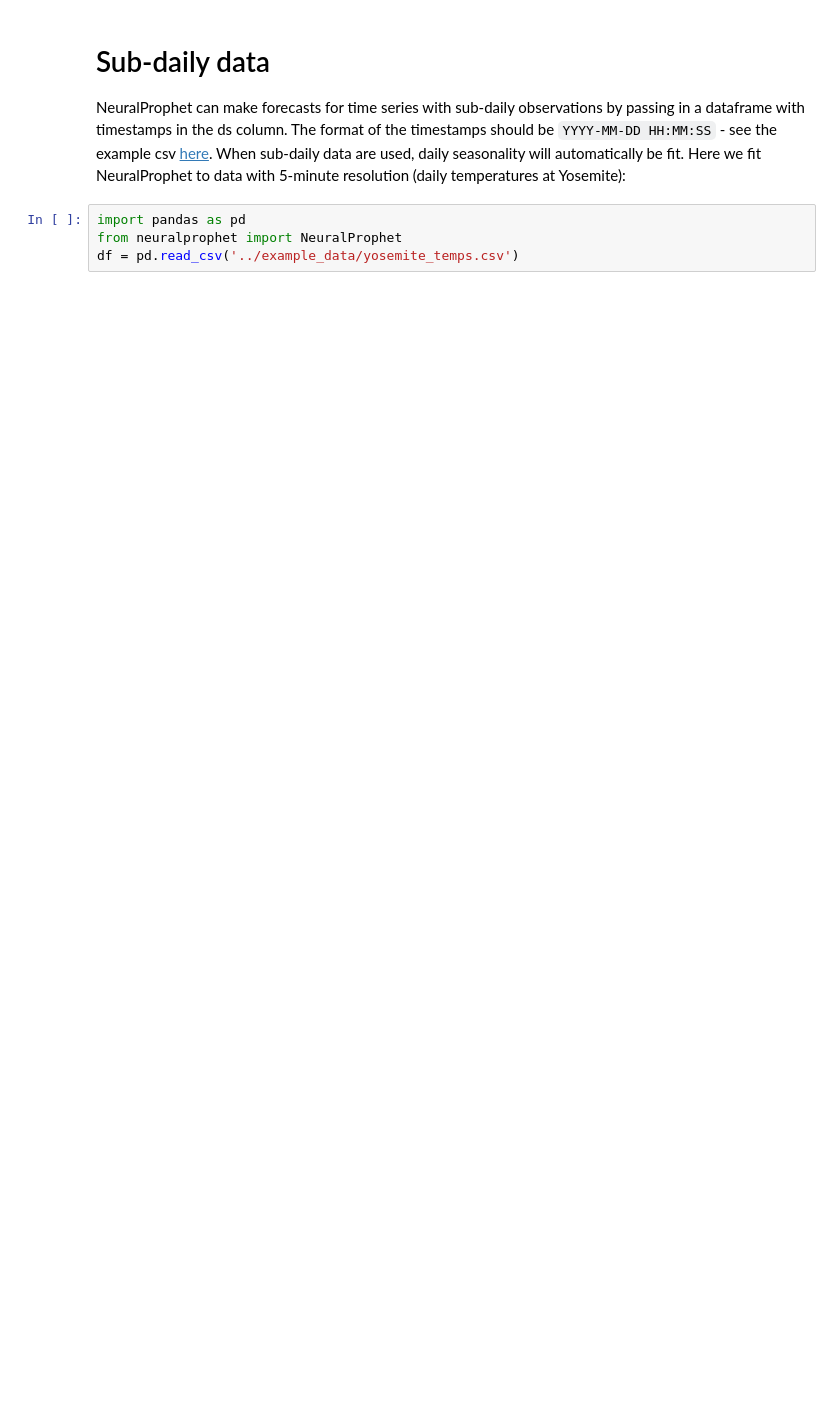
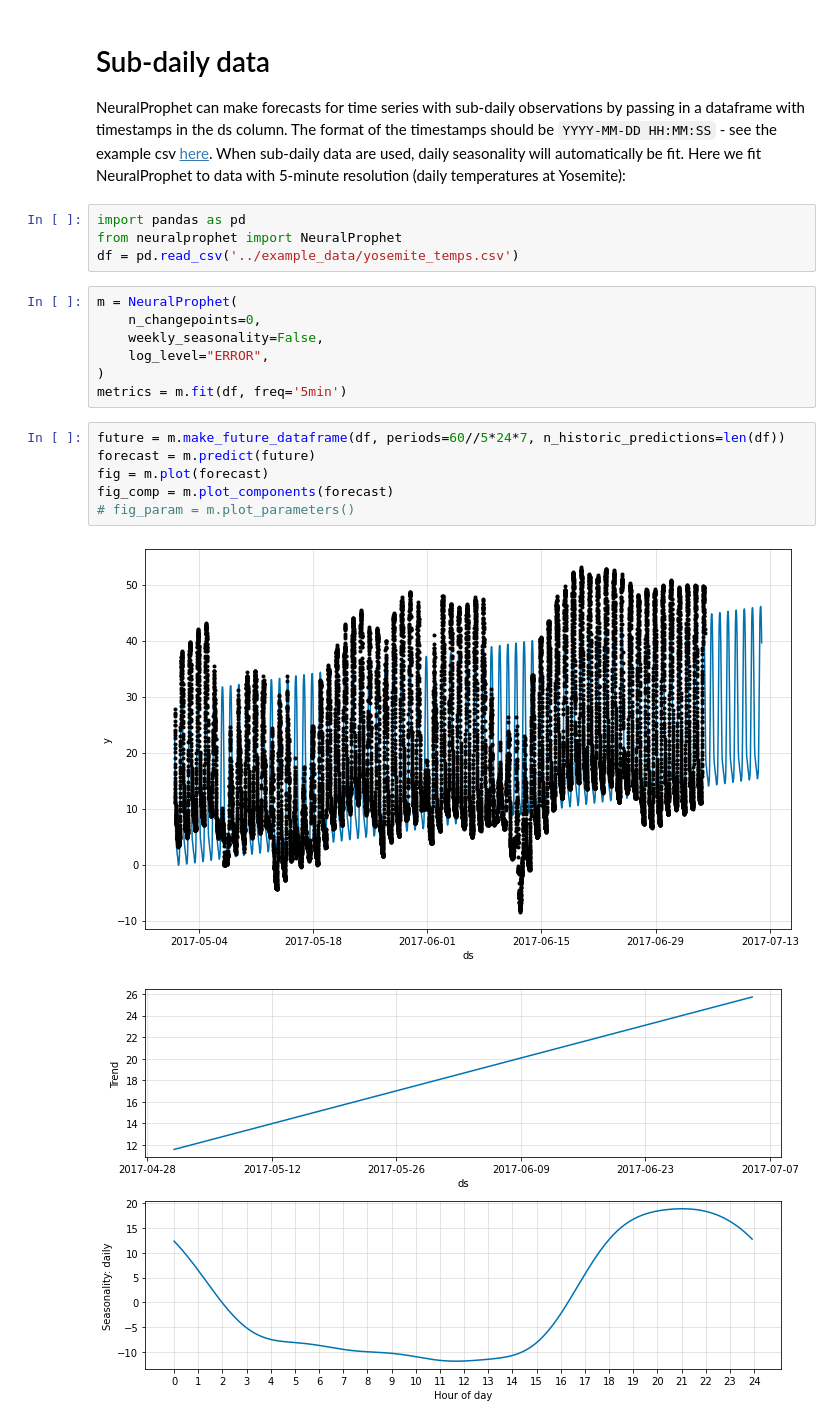
Before and after one commit to ourownstory/neural_prophet, a Jupyter notebook: example_notebooks/sub_daily_data_yosemite_temps.ipynb, the cells around one changed output. Cells and saved outputs as stored; diff of their text form; blank space fills up the shorter version.

```diff
--- a/example_notebooks/sub_daily_data_yosemite_temps.ipynb
+++ b/example_notebooks/sub_daily_data_yosemite_temps.ipynb
@@ -5,6 +5,22 @@ NeuralProphet can make forecasts for time series with sub-daily observations by
 import pandas as pd
 from neuralprophet import NeuralProphet
 df = pd.read_csv('../example_data/yosemite_temps.csv')
+# %%
+m = NeuralProphet(
+    n_changepoints=0,
+    weekly_seasonality=False,
+    log_level="ERROR",
+)
+metrics = m.fit(df, freq='5min')
+# %%
+future = m.make_future_dataframe(df, periods=60//5*24*7, n_historic_predictions=len(df))
+forecast = m.predict(future)
+fig = m.plot(forecast)
+fig_comp = m.plot_components(forecast)
+# fig_param = m.plot_parameters()
+# %% [output]
+[figure, added]
+[figure, added]
 # %%
 m = NeuralProphet(
     changepoints_range=0.95,
```
Also changed, not shown: parts of 2 cells of this notebook.
